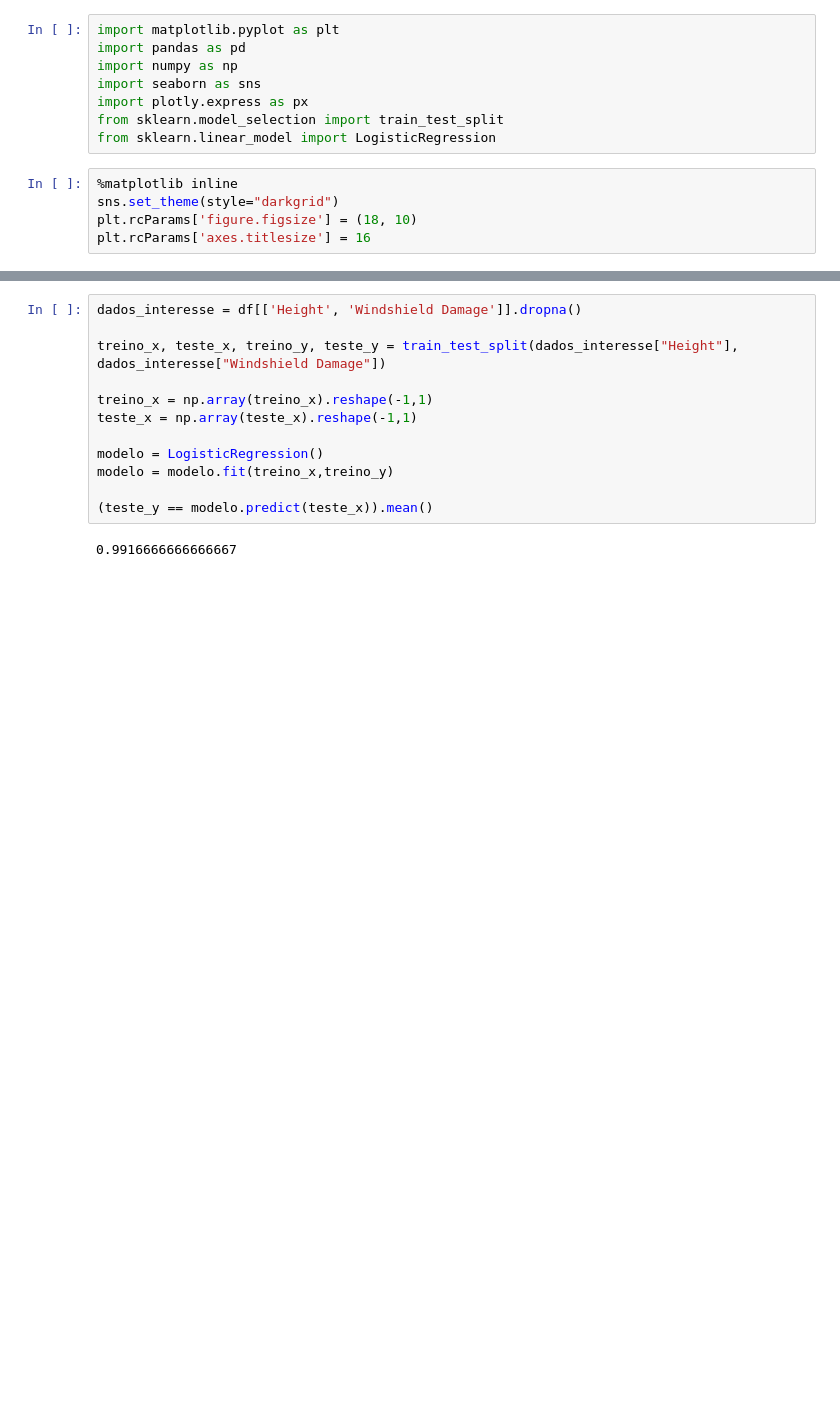
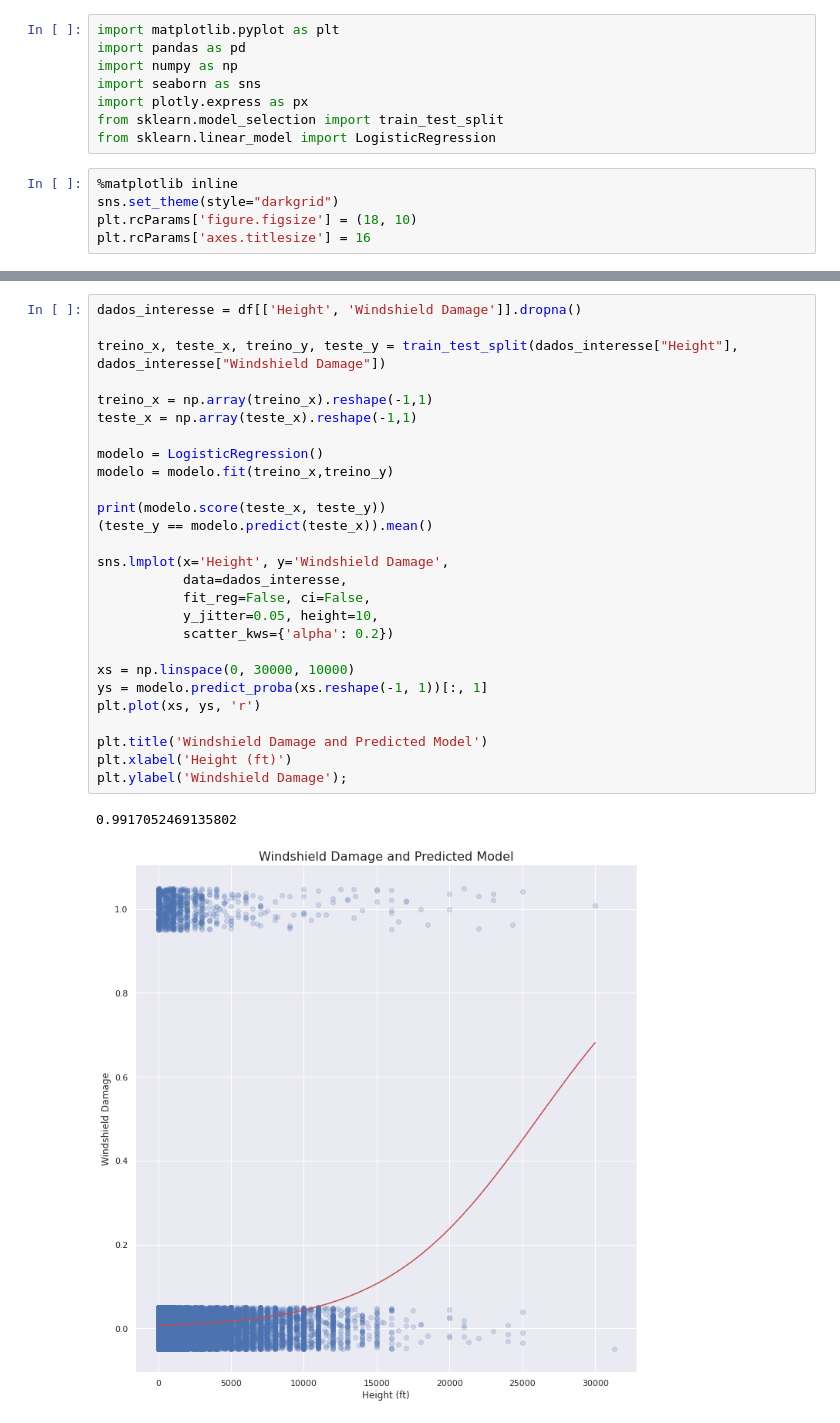
Before and after one commit to MvKaio/StudyOfAircraftWildlifeStrikes, a Jupyter notebook: notebooks/Regression.ipynb, the cells around one changed output, grey strips where cells are left out. Cells and saved outputs as stored; diff of their text form; blank space fills up the shorter version.

```diff
--- a/notebooks/Regression.ipynb
+++ b/notebooks/Regression.ipynb
@@ -36,14 +39,30 @@ sns.scatterplot(x=df["Height"], y=df["Windshield Damage"])
 # %%
 dados_interesse = df[['Height', 'Windshield Damage']].dropna()
 
 treino_x, teste_x, treino_y, teste_y = train_test_split(dados_interesse["Height"], dados_interesse["Windshield Damage"])
 
 treino_x = np.array(treino_x).reshape(-1,1)
 teste_x = np.array(teste_x).reshape(-1,1)
 
 modelo = LogisticRegression()
 modelo = modelo.fit(treino_x,treino_y)
 
+print(modelo.score(teste_x, teste_y))
 (teste_y == modelo.predict(teste_x)).mean()
+
+sns.lmplot(x='Height', y='Windshield Damage',
+           data=dados_interesse,
+           fit_reg=False, ci=False,
+           y_jitter=0.05, height=10,
+           scatter_kws={'alpha': 0.2})
+
+xs = np.linspace(0, 30000, 10000)
+ys = modelo.predict_proba(xs.reshape(-1, 1))[:, 1]
+plt.plot(xs, ys, 'r')
+
+plt.title('Windshield Damage and Predicted Model')
+plt.xlabel('Height (ft)')
+plt.ylabel('Windshield Damage');
 # %% [output]
-0.9916666666666667
+0.9917052469135802
+[figure, added]
```
Also changed, not shown: parts of 3 cells of this notebook, 2 other files.
